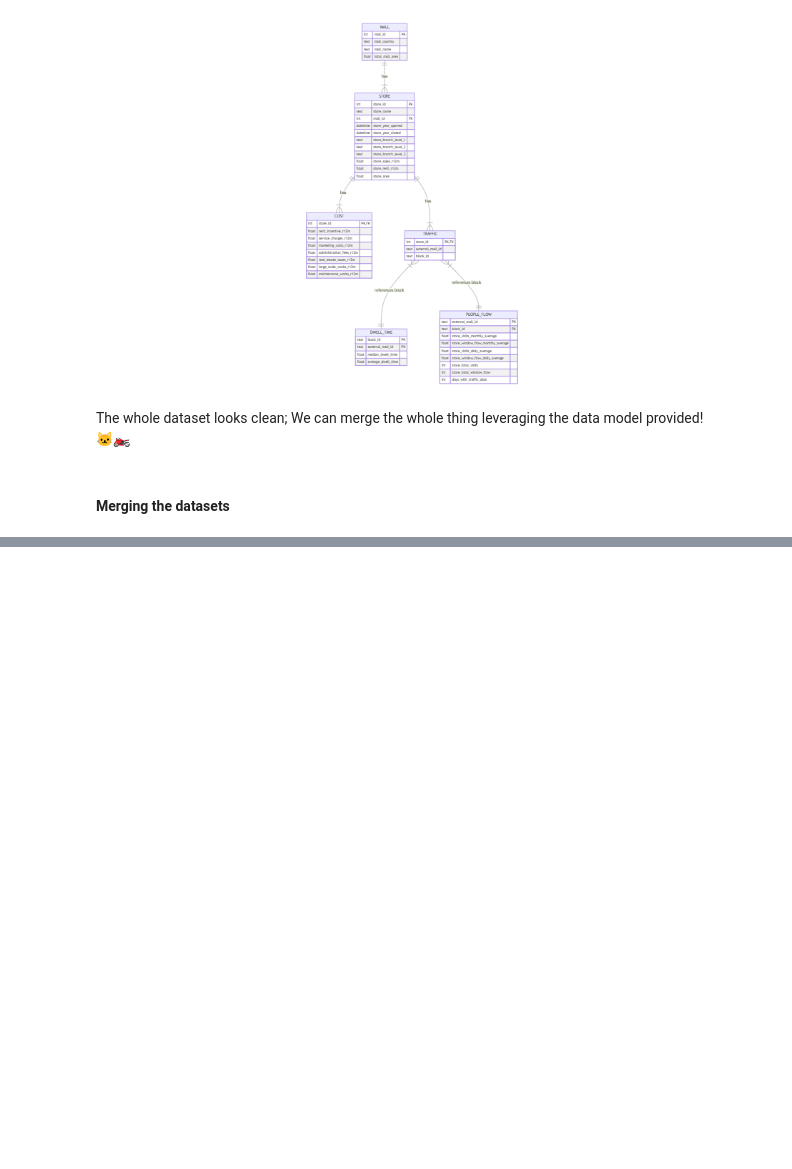
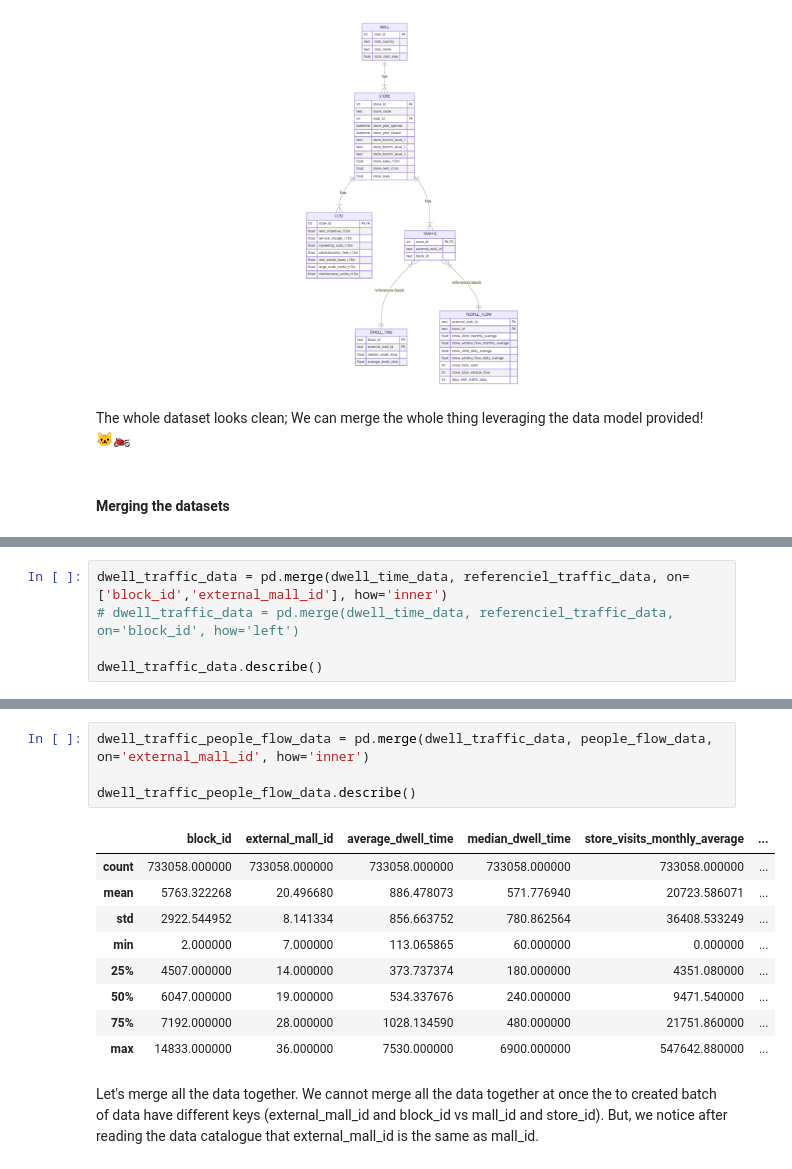
Before and after one commit to JokyHub/Data-Challenge-URW-HEC, a Jupyter notebook: notebooks/notebook-eda.ipynb, the cells around one changed output, grey strips where cells are left out. Saved outputs shown, nothing was run; the diff lists cells and outputs as text; blank space fills up the shorter version.

```diff
--- a/notebooks/notebook-eda.ipynb
+++ b/notebooks/notebook-eda.ipynb
@@ -188,0 +219,5 @@ The whole dataset looks clean; We can merge the whole thing leveraging the data
+# %%
+dwell_traffic_data = pd.merge(dwell_time_data, referenciel_traffic_data, on=['block_id','external_mall_id'], how='inner')
+# dwell_traffic_data = pd.merge(dwell_time_data, referenciel_traffic_data, on='block_id', how='left')
+
+dwell_traffic_data.describe()
@@ -188,0 +234,17 @@ The whole dataset looks clean; We can merge the whole thing leveraging the data
+# %%
+dwell_traffic_people_flow_data = pd.merge(dwell_traffic_data, people_flow_data, on='external_mall_id', how='inner')
+
+dwell_traffic_people_flow_data.describe()
+# %% [output]
+|  | block_id | external_mall_id | average_dwell_time | median_dwell_time | store_visits_monthly_average | ... |
+| count | 733058.000000 | 733058.000000 | 733058.000000 | 733058.000000 | 733058.000000 | ... |
+| mean | 5763.322268 | 20.496680 | 886.478073 | 571.776940 | 20723.586071 | ... |
+| std | 2922.544952 | 8.141334 | 856.663752 | 780.862564 | 36408.533249 | ... |
+| min | 2.000000 | 7.000000 | 113.065865 | 60.000000 | 0.000000 | ... |
+| 25% | 4507.000000 | 14.000000 | 373.737374 | 180.000000 | 4351.080000 | ... |
+| 50% | 6047.000000 | 19.000000 | 534.337676 | 240.000000 | 9471.540000 | ... |
+| 75% | 7192.000000 | 28.000000 | 1028.134590 | 480.000000 | 21751.860000 | ... |
+| max | 14833.000000 | 36.000000 | 7530.000000 | 6900.000000 | 547642.880000 | ... |
+# %% [markdown]
+Let's merge all the data together. We cannot merge all the data together at once the to created batch of data have different keys
+(external_mall_id and block_id vs mall_id and store_id). But, we notice after reading the data catalogue that external_mall_id is the same as mall_id.
```
Also changed, not shown: parts of 9 cells of this notebook.
